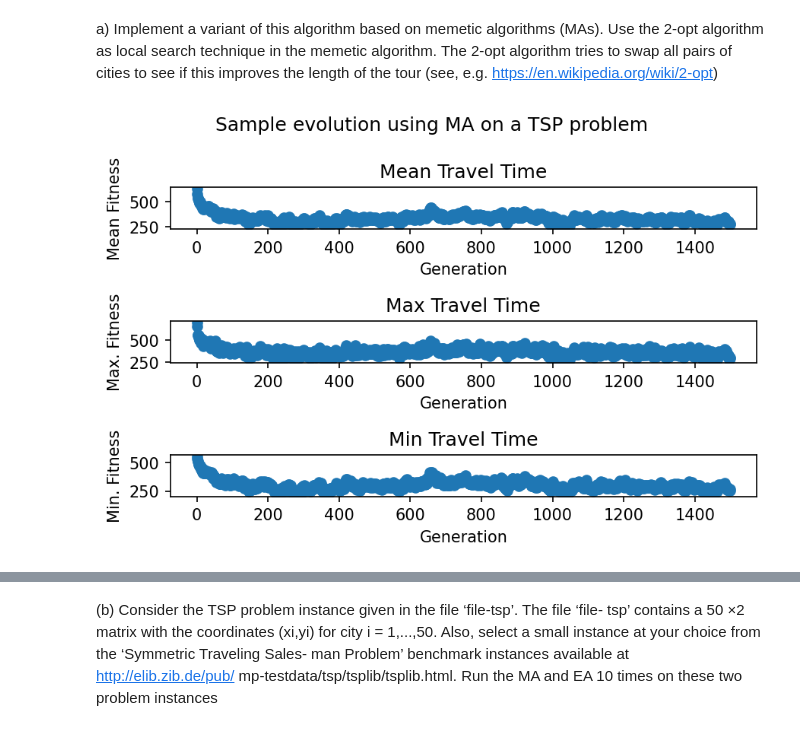
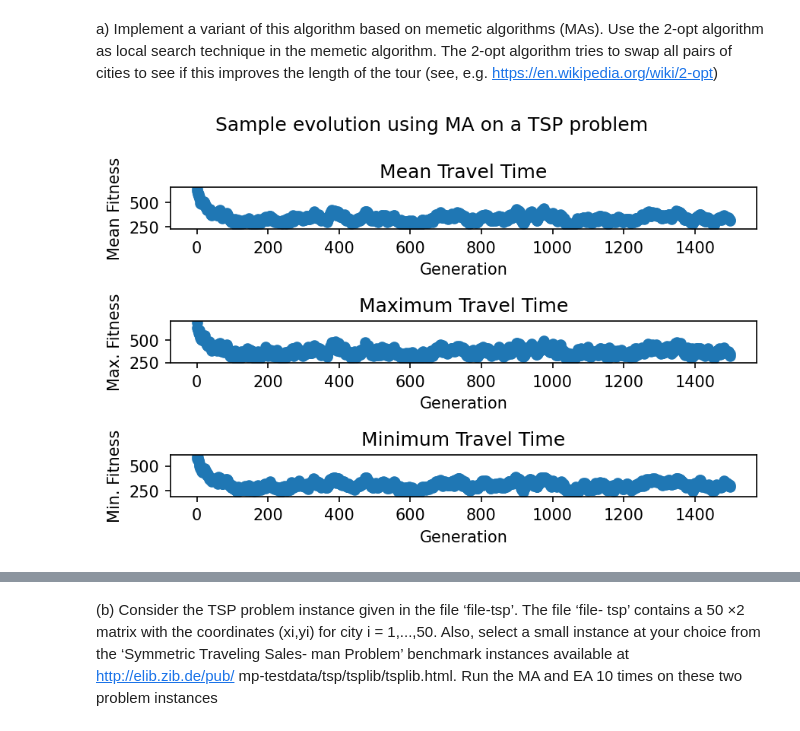
Before and after one commit to JanSchering/natural_computing, a Jupyter notebook: assignment_1/Ex6.ipynb, the cells around one changed output, grey strips where cells are left out. Cells and saved outputs as stored; diff of their text form; code cells hidden in the pictures.

```diff
--- a/assignment_1/Ex6.ipynb
+++ b/assignment_1/Ex6.ipynb
@@ -269,36 +269,36 @@ def two_opt_MA(city_dist:np.ndarray, pop_size:int, max_gen:int):
                 new_pop[i+1] = mutate(new_pop[i+1])
             new_pop[i] = two_opt_search(new_pop[i], eval_fitness)
             new_pop[i+1] = two_opt_search(new_pop[i], eval_fitness)
 
         stats.append(eval_population(new_pop, get_travel_time)[:-1])
         population = new_pop
         gen += 1
     return population, stats
 
 city_dist = get_cities(cities_path)
 max_gens = 1500
 pop_size = 10
 # Create fitness function
 eval_fitness, get_travel_time = get_fitness_func(city_dist)
 population, stats = two_opt_MA(city_dist, pop_size, max_gens)
 fig, axs = plt.subplots(3, facecolor='w')
 axs[0].scatter(np.arange(max_gens), [stat[0] for stat in stats])
 axs[0].title.set_text("Mean Travel Time")
 axs[0].set_xlabel('Generation')
 axs[0].set_ylabel('Mean Fitness')
 axs[1].scatter(np.arange(max_gens), [stat[1] for stat in stats])
-axs[1].title.set_text("Max Travel Time")
+axs[1].title.set_text("Maximum Travel Time")
 axs[1].set_xlabel('Generation')
 axs[1].set_ylabel('Max. Fitness')
 axs[2].scatter(np.arange(max_gens), [stat[2] for stat in stats])
-axs[2].title.set_text("Min Travel Time")
+axs[2].title.set_text("Minimum Travel Time")
 axs[2].set_xlabel('Generation')
 axs[2].set_ylabel('Min. Fitness')
 fig.suptitle("Sample evolution using MA on a TSP problem")
 fig.tight_layout()
 fig.set_dpi(150)
 # %% [output]
-[figure, old version]
+[figure, new version]
 # %%
 fig, axs = plt.subplots(facecolor='w')
 _,_,_,best_idx = eval_population(population, get_travel_time)
```
Also changed, not shown: parts of 6 cells of this notebook, 2 other files.
